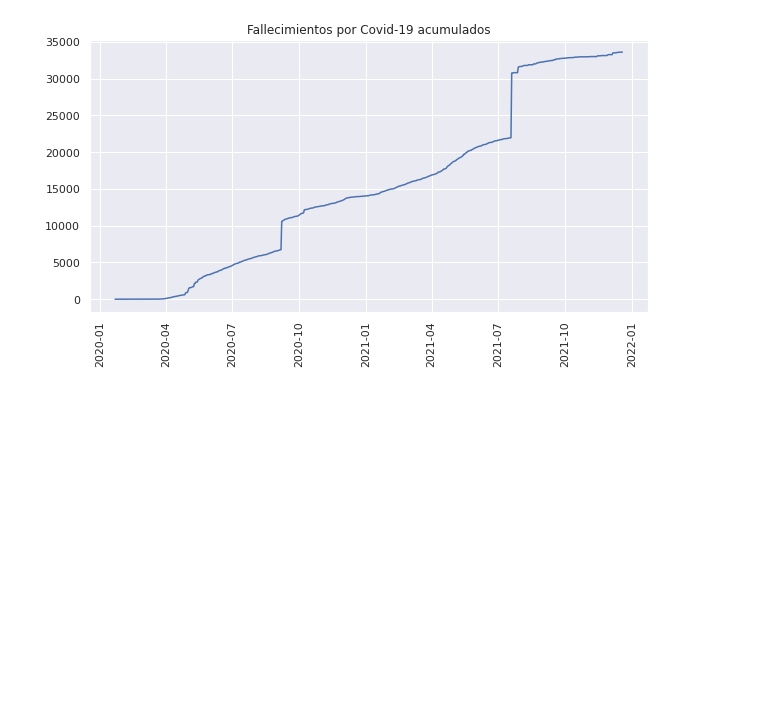
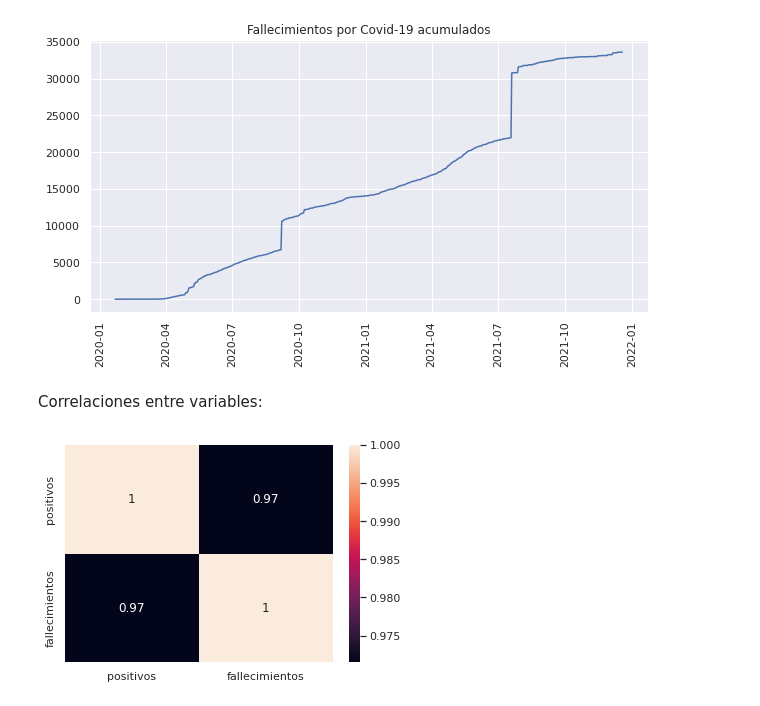
Before and after one commit to anthonymanotoa/covid-ec, a Jupyter notebook: notebooks/2.1-covid_exploration.ipynb, the cells around one changed output. Cells and saved outputs as stored; diff of their text form; code cells hidden in the pictures; blank space fills up the shorter version.

```diff
--- a/notebooks/2.1-covid_exploration.ipynb
+++ b/notebooks/2.1-covid_exploration.ipynb
@@ -167,6 +167,16 @@ plt.xticks(rotation=90)
 plt.show()
 # %% [output]
 [figure]
+# %% [markdown]
+Correlaciones entre variables:
+# %%
+positives_deaths = pd.merge_ordered(positives, deaths, left_on='created_at', right_on='date', how='left', fill_method='ffill')
+columns = ['created_at', 'acumulados', 'accumulated']
+positives_deaths = positives_deaths[columns].rename(columns={'acumulados': 'positivos', 'accumulated': 'fallecimientos'})
+sns.heatmap(positives_deaths.corr(), annot=True)
+plt.show()
+# %% [output]
+[figure, added]
 # %% [markdown]
 <a style='text-decoration:none;line-height:16px;display:flex;color:#5B5B62;padding:10px;justify-content:end;' href='https://deepnote.com?utm_source=created-in-deepnote-cell&projectId=e7b048df-fc9b-4970-aa88-df153b270a6f' target="_blank">
 <img alt='Created in deepnote.com' style='display:inline;max-height:16px;margin:0px;margin-right:7.5px;' src='embedded-picture-1' > </img>
```
Also changed, not shown: 6 other files.
